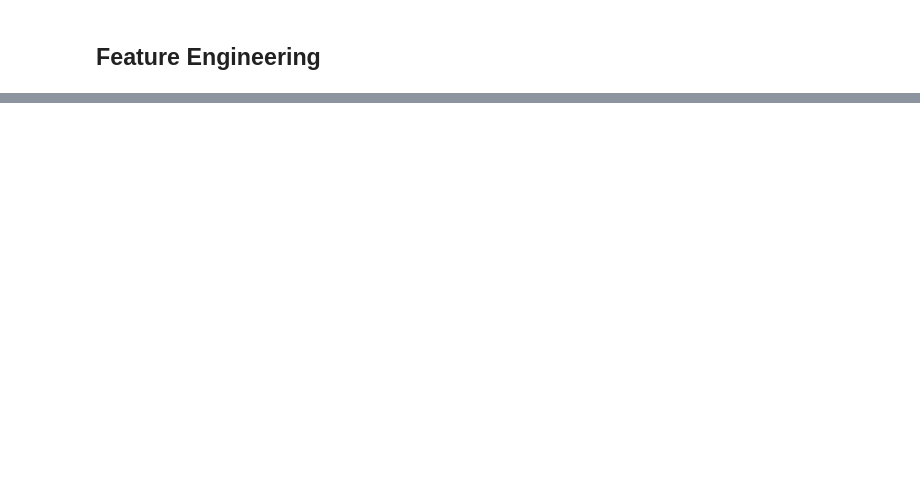
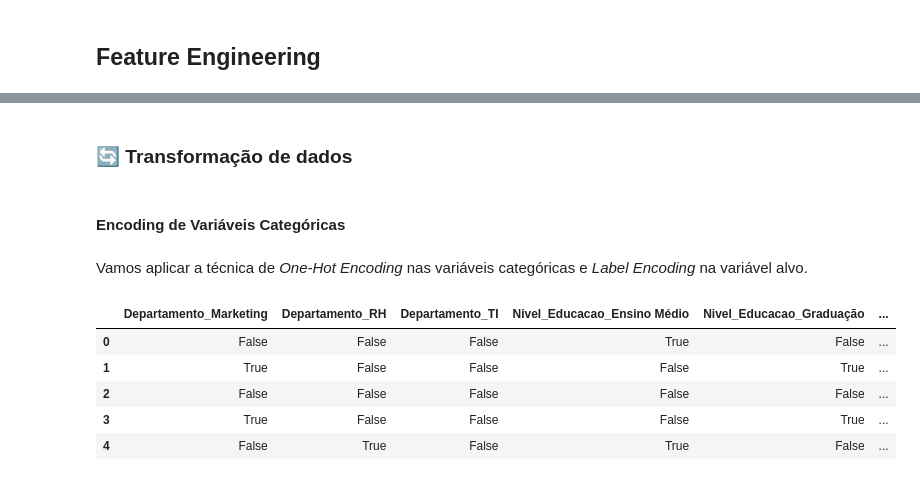
Before and after one commit to GB-Navarro/case-ia-fea-dev, a Jupyter notebook: case_ia - MODULO 2.ipynb, the cells around one changed output, grey strips where cells are left out. Saved outputs shown, nothing was run; the diff lists cells and outputs as text; code cells hidden in the pictures; blank space fills up the shorter version.

```diff
--- a/case_ia - MODULO 2.ipynb
+++ b/case_ia - MODULO 2.ipynb
@@ -290,0 +880,14 @@ Recomendamos que utilizem para K os valores 5 e 10, pois estes não costumam cau
+# %%
+Q1 = df['Salario'].quantile(0.25)
+Q3 = df['Salario'].quantile(0.75)
+IQR = Q3 - Q1
+
+# Limite inferior e superior
+limite_inferior = Q1 - 1.5 * IQR
+limite_superior = Q3 + 1.5 * IQR
+
+# Remover outliers
+df_sem_outliers = df[(df['Salario'] >= limite_inferior) & (df['Salario'] <= limite_superior)]
+
+print("Antes:", df.shape[0], "linhas")
+print("Depois da remoção de outliers:", df_sem_outliers.shape[0], "linhas")
@@ -290,0 +905,10 @@ Recomendamos que utilizem para K os valores 5 e 10, pois estes não costumam cau
+# %%
+df_limpo = df_sem_outliers.copy()
+
+# Preencher valores ausentes
+df_limpo['Idade'].fillna(df_limpo['Idade'].mean(), inplace=True)
+df_limpo['Salario'].fillna(df_limpo['Salario'].mean(), inplace=True)
+df_limpo['Tempo_de_Emprego'].fillna(df_limpo['Tempo_de_Emprego'].median(), inplace=True)
+
+print("Valores ausentes após a imputação:")
+print(df_limpo.isnull().sum())
@@ -290,0 +950,27 @@ Recomendamos que utilizem para K os valores 5 e 10, pois estes não costumam cau
+# %% [markdown]
+### 🔄 **Transformação de dados**
+# %% [markdown]
+#### **Encoding de Variáveis Categóricas**
+# %% [markdown]
+Vamos aplicar a técnica de _One-Hot Encoding_ nas variáveis categóricas e _Label Encoding_ na variável alvo.
+# %%
+from sklearn.preprocessing import OneHotEncoder, LabelEncoder
+
+X = df_limpo[['Departamento', 'Nivel_Educacao']]
+y = df_limpo['Desempenho']
+
+# One-Hot Encoding nas variáveis preditoras
+X_encoded = pd.get_dummies(X, drop_first=True)
+
+# Label Encoding na variável alvo
+le = LabelEncoder()
+y_encoded = le.fit_transform(y)
+
+X_encoded.head()
+# %% [output]
+|  | Departamento_Marketing | Departamento_RH | Departamento_TI | Nivel_Educacao_Ensino Médio | Nivel_Educacao_Graduação | ... |
+| 0 | False | False | False | True | False | ... |
+| 1 | True | False | False | False | True | ... |
+| 2 | False | False | False | False | False | ... |
+| 3 | True | False | False | False | True | ... |
+| 4 | False | True | False | True | False | ... |
```
Also changed, not shown: parts of 56 cells of this notebook.
